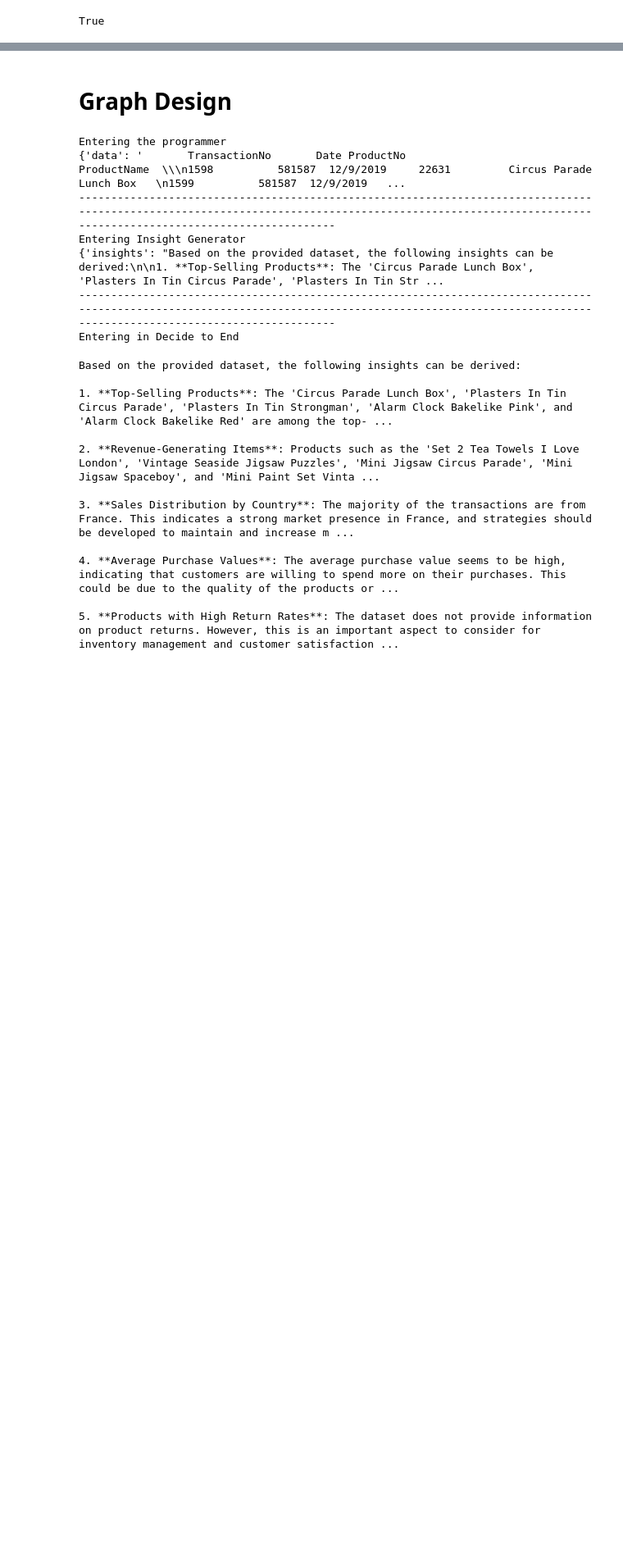
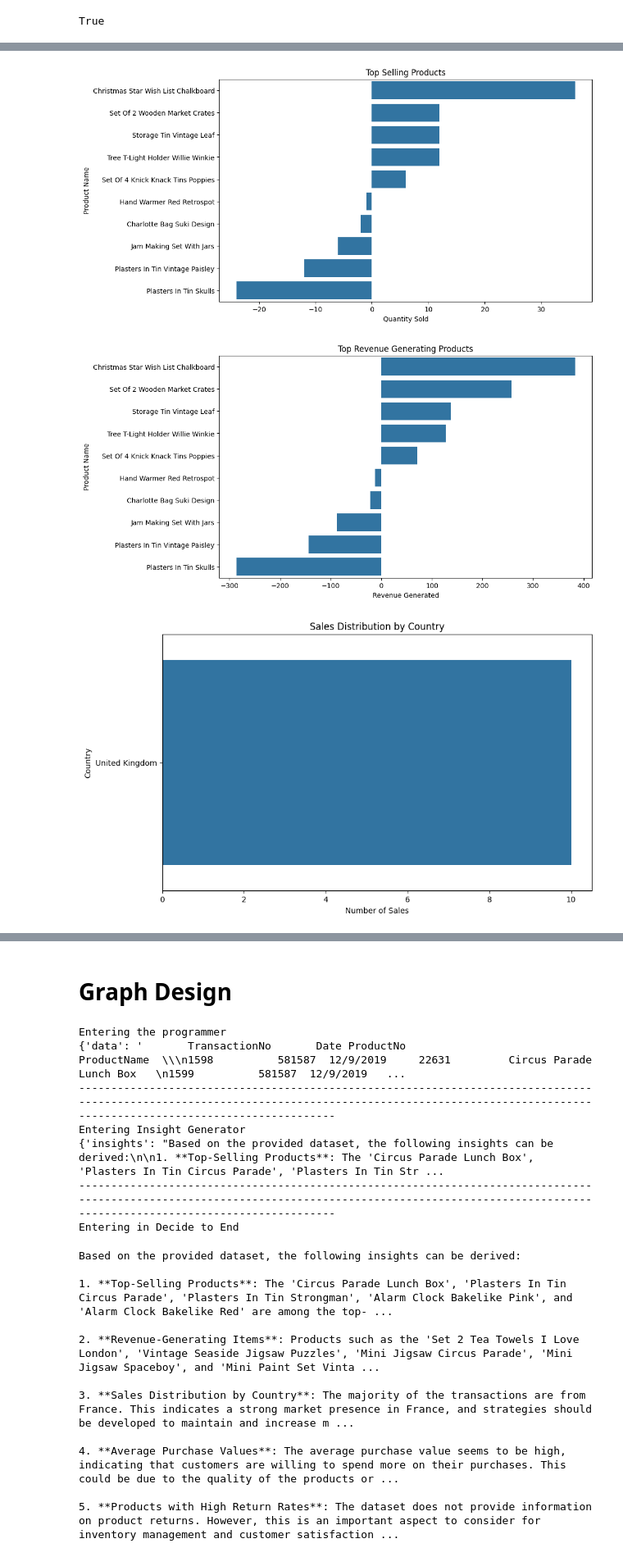
Before and after one commit to Smit1400/SmartCart_MBA, a Jupyter notebook: multi_agent.ipynb, the cells around one changed output, grey strips where cells are left out. Shown at 82% size. Saved outputs shown, nothing was run; the diff lists cells and outputs as text; code cells hidden in the pictures; blank space fills up the shorter version.

Commit message:
minor changes to previous agents but still not a good chart generating agent

```diff
--- a/multi_agent.ipynb
+++ b/multi_agent.ipynb
@@ -147,0 +184,2 @@ class Chart(BaseModel):
+# %%
+charts_ = charts_agent.invoke({'data': my_result.getvalue()})
@@ -147,0 +206,6 @@ class Chart(BaseModel):
+# %%
+exec(charts_.chart_code)
+# %% [output]
+[figure, added]
+[figure, added]
+[figure, added]
```
Also changed, not shown: parts of 9 cells of this notebook, 1 other file.
